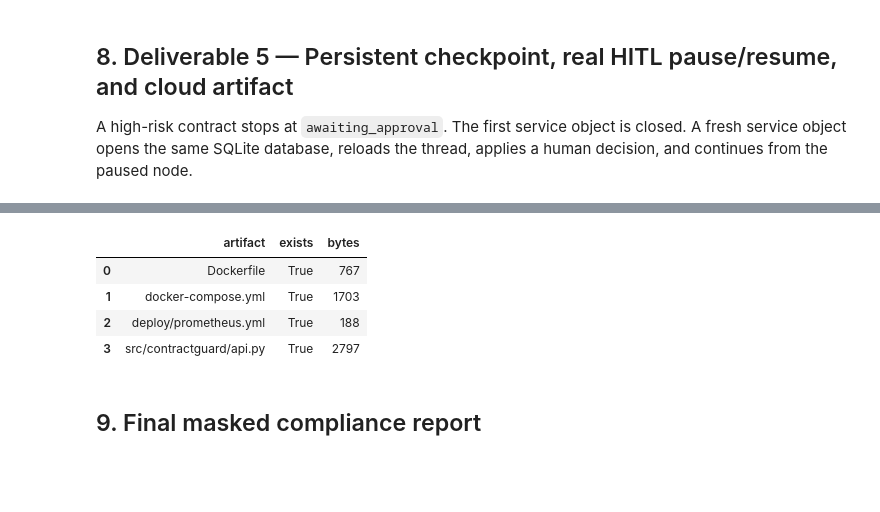
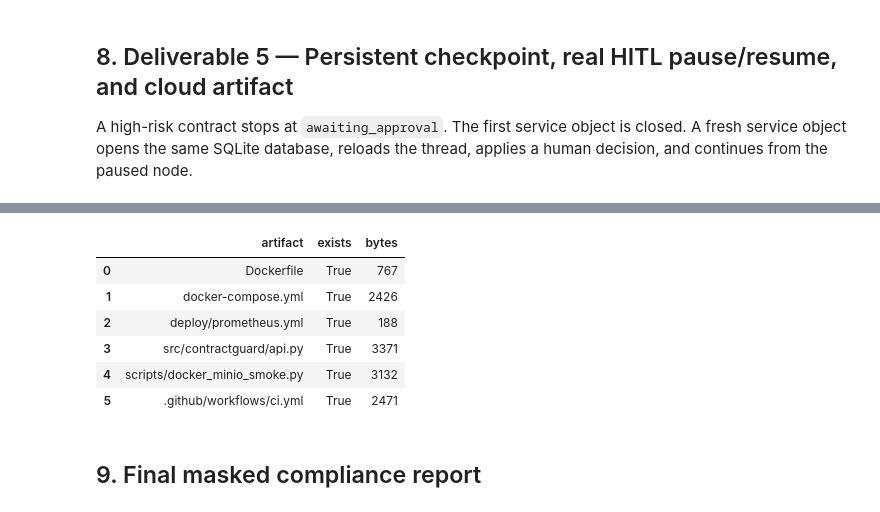
Before and after one commit to Adwd23/contractguard-ai-capstone, a Jupyter notebook: notebooks/ContractGuard_Capstone_Executed.ipynb, the cells around one changed output, grey strips where cells are left out. Saved outputs shown, nothing was run; the diff lists cells and outputs as text; code cells hidden in the pictures; blank space fills up the shorter version.

```diff
--- a/notebooks/ContractGuard_Capstone_Executed.ipynb
+++ b/notebooks/ContractGuard_Capstone_Executed.ipynb
@@ -333,19 +381,24 @@ Output revision count: 1
 PII redactions: 3
 Artifact URI: file:///mnt/data/contractguard-ai/evidence/artifacts/capstone-high-risk/compliance_report.md
 # %%
-cloud_files = ['Dockerfile', 'docker-compose.yml', 'deploy/prometheus.yml', 'src/contractguard/api.py']
+cloud_files = [
+    'Dockerfile', 'docker-compose.yml', 'deploy/prometheus.yml', 'src/contractguard/api.py',
+    'scripts/docker_minio_smoke.py', '.github/workflows/ci.yml'
+]
 cloud_evidence = []
 for relative in cloud_files:
     path = PROJECT_ROOT / relative
     cloud_evidence.append({'artifact': relative, 'exists': path.exists(), 'bytes': path.stat().st_size if path.exists() else 0})
 display(pd.DataFrame(cloud_evidence))
 assert all(item['exists'] for item in cloud_evidence)
 # %% [output]
 |  | artifact | exists | bytes |
 | 0 | Dockerfile | True | 767 |
-| 1 | docker-compose.yml | True | 1703 |
+| 1 | docker-compose.yml | True | 2426 |
 | 2 | deploy/prometheus.yml | True | 188 |
-| 3 | src/contractguard/api.py | True | 2797 |
+| 3 | src/contractguard/api.py | True | 3371 |
+| 4 | scripts/docker_minio_smoke.py | True | 3132 |
+| 5 | .github/workflows/ci.yml | True | 2471 |
 # %% [markdown]
 ## 9. Final masked compliance report
 # %%
```
Also changed, not shown: parts of 17 cells of this notebook, 28 other files.
